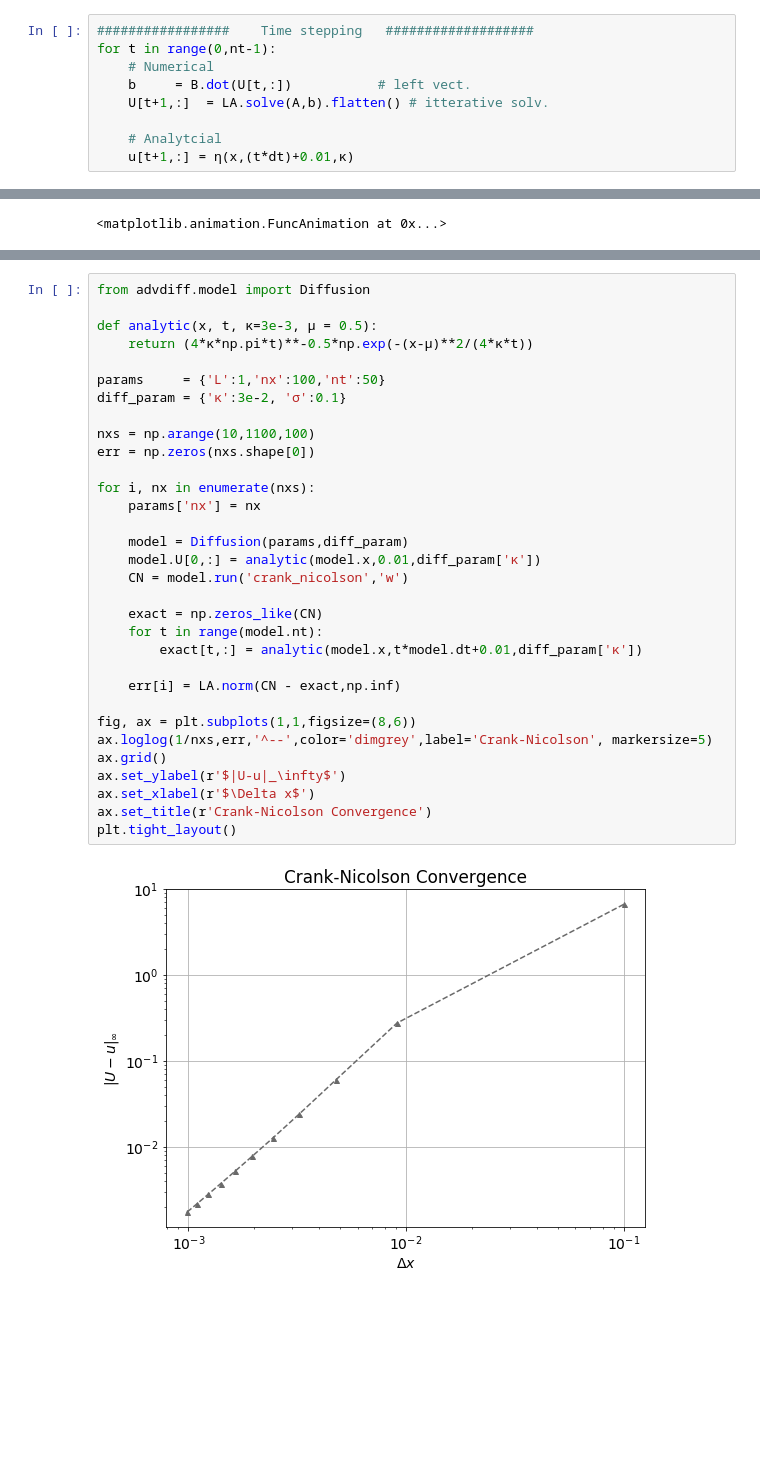
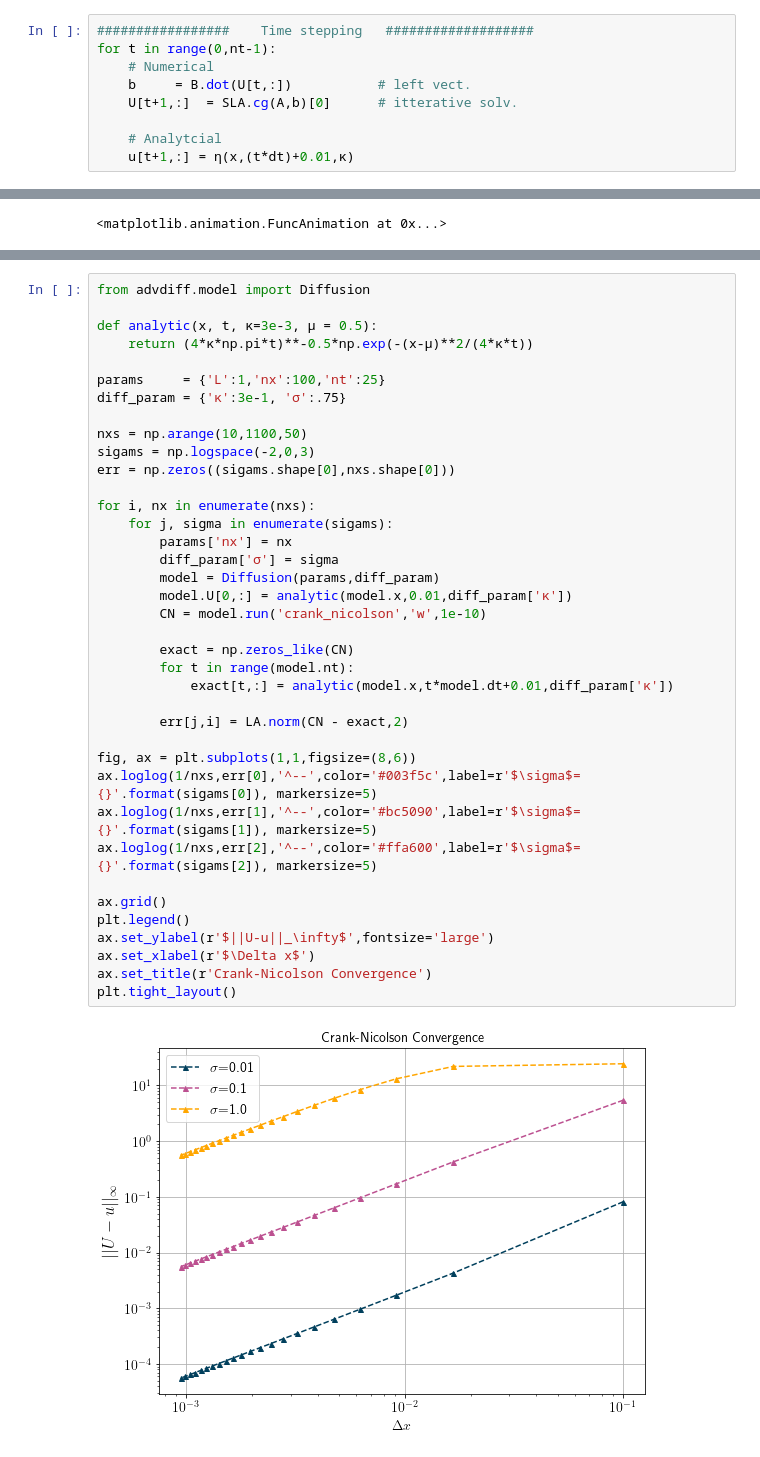
Before and after one commit to andrewdnolan/AdvDiff, a Jupyter notebook: notebooks/Diffusion_1D.ipynb, the cells around one changed output, grey strips where cells are left out. Drawn from its saved outputs; the diff is of its cells as text; blank space fills up the shorter version.

```diff
--- a/notebooks/Diffusion_1D.ipynb
+++ b/notebooks/Diffusion_1D.ipynb
@@ -181,7 +201,7 @@ Finally, we loop through time and solve the linear system with `Scipy`'s default
 for t in range(0,nt-1):
     # Numerical
     b     = B.dot(U[t,:])           # left vect.
-    U[t+1,:]  = LA.solve(A,b).flatten() # itterative solv.
+    U[t+1,:]  = SLA.cg(A,b)[0]      # itterative solv.
 
     # Analytcial
     u[t+1,:] = η(x,(t*dt)+0.01,κ)
@@ -200,37 +220,43 @@ We now use our `Diffusion` class to test the dependence of the error (as measure
 # %%
 from advdiff.model import Diffusion
 
 def analytic(x, t, κ=3e-3, μ = 0.5):
     return (4*κ*np.pi*t)**-0.5*np.exp(-(x-μ)**2/(4*κ*t))
 
-params     = {'L':1,'nx':100,'nt':50}
-diff_param = {'κ':3e-2, 'σ':0.1}
+params     = {'L':1,'nx':100,'nt':25}
+diff_param = {'κ':3e-1, 'σ':.75}
 
-nxs = np.arange(10,1100,100)
-err = np.zeros(nxs.shape[0])
+nxs = np.arange(10,1100,50)
+sigams = np.logspace(-2,0,3)
+err = np.zeros((sigams.shape[0],nxs.shape[0]))
 
 for i, nx in enumerate(nxs):
-    params['nx'] = nx
+    for j, sigma in enumerate(sigams):
+        params['nx'] = nx
+        diff_param['σ'] = sigma
+        model = Diffusion(params,diff_param)
+        model.U[0,:] = analytic(model.x,0.01,diff_param['κ'])
+        CN = model.run('crank_nicolson','w',1e-10)
 
-    model = Diffusion(params,diff_param)
-    model.U[0,:] = analytic(model.x,0.01,diff_param['κ'])
-    CN = model.run('crank_nicolson','w')
+        exact = np.zeros_like(CN)
+        for t in range(model.nt):
+            exact[t,:] = analytic(model.x,t*model.dt+0.01,diff_param['κ'])
 
-    exact = np.zeros_like(CN)
-    for t in range(model.nt):
-        exact[t,:] = analytic(model.x,t*model.dt+0.01,diff_param['κ'])
-
-    err[i] = LA.norm(CN - exact,np.inf)
+        err[j,i] = LA.norm(CN - exact,2)
 
 fig, ax = plt.subplots(1,1,figsize=(8,6))
-ax.loglog(1/nxs,err,'^--',color='dimgrey',label='Crank-Nicolson', markersize=5)
+ax.loglog(1/nxs,err[0],'^--',color='#003f5c',label=r'$\sigma$={}'.format(sigams[0]), markersize=5)
+ax.loglog(1/nxs,err[1],'^--',color='#bc5090',label=r'$\sigma$={}'.format(sigams[1]), markersize=5)
+ax.loglog(1/nxs,err[2],'^--',color='#ffa600',label=r'$\sigma$={}'.format(sigams[2]), markersize=5)
+
 ax.grid()
-ax.set_ylabel(r'$|U-u|_\infty$')
+plt.legend()
+ax.set_ylabel(r'$||U-u||_\infty$',fontsize='large')
 ax.set_xlabel(r'$\Delta x$')
 ax.set_title(r'Crank-Nicolson Convergence')
 plt.tight_layout()
 # %% [output]
-[figure, old version]
+[figure, new version]
 # %% [markdown]
 __Note__: $U$ is the numerical solution while $u$ is the analytical solution.
 
```
Also changed, not shown: parts of 10 cells of this notebook, 13 other files.
